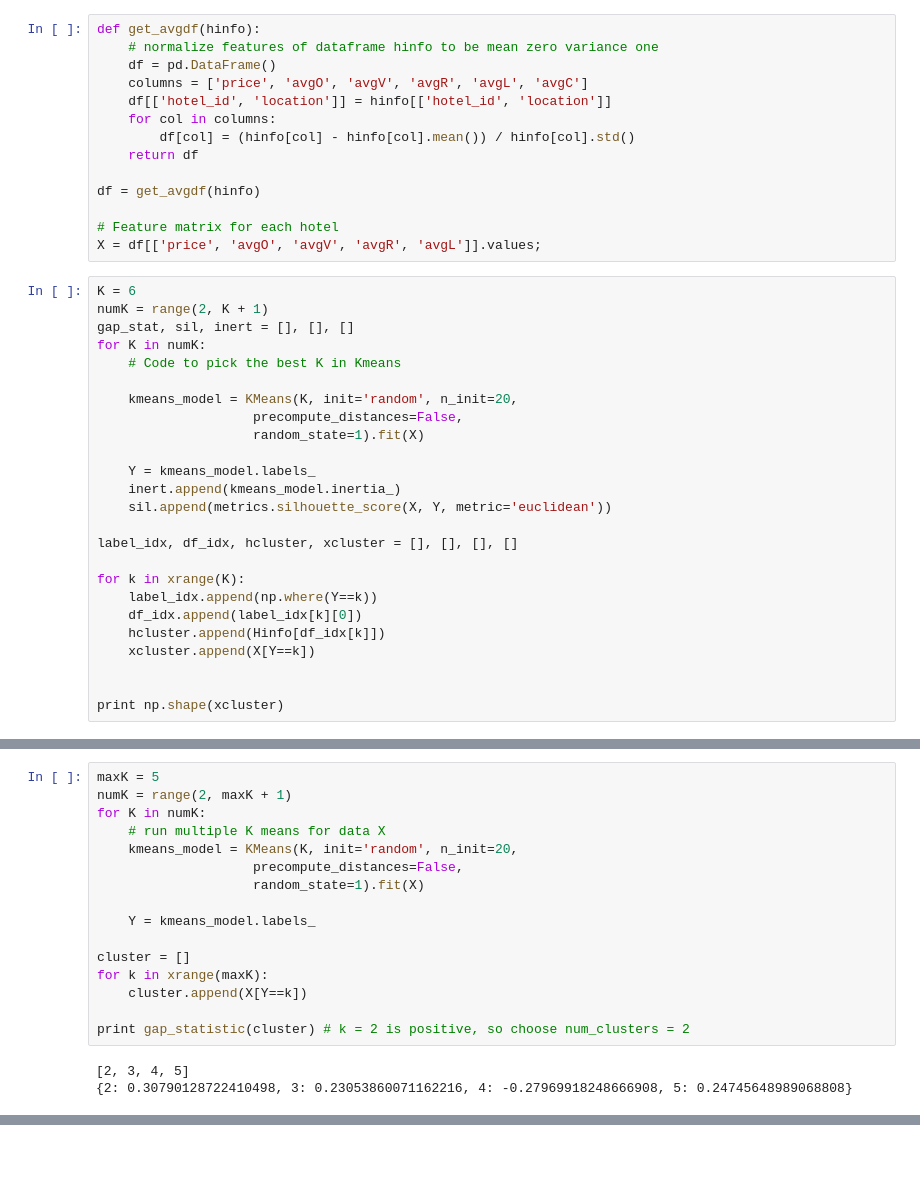
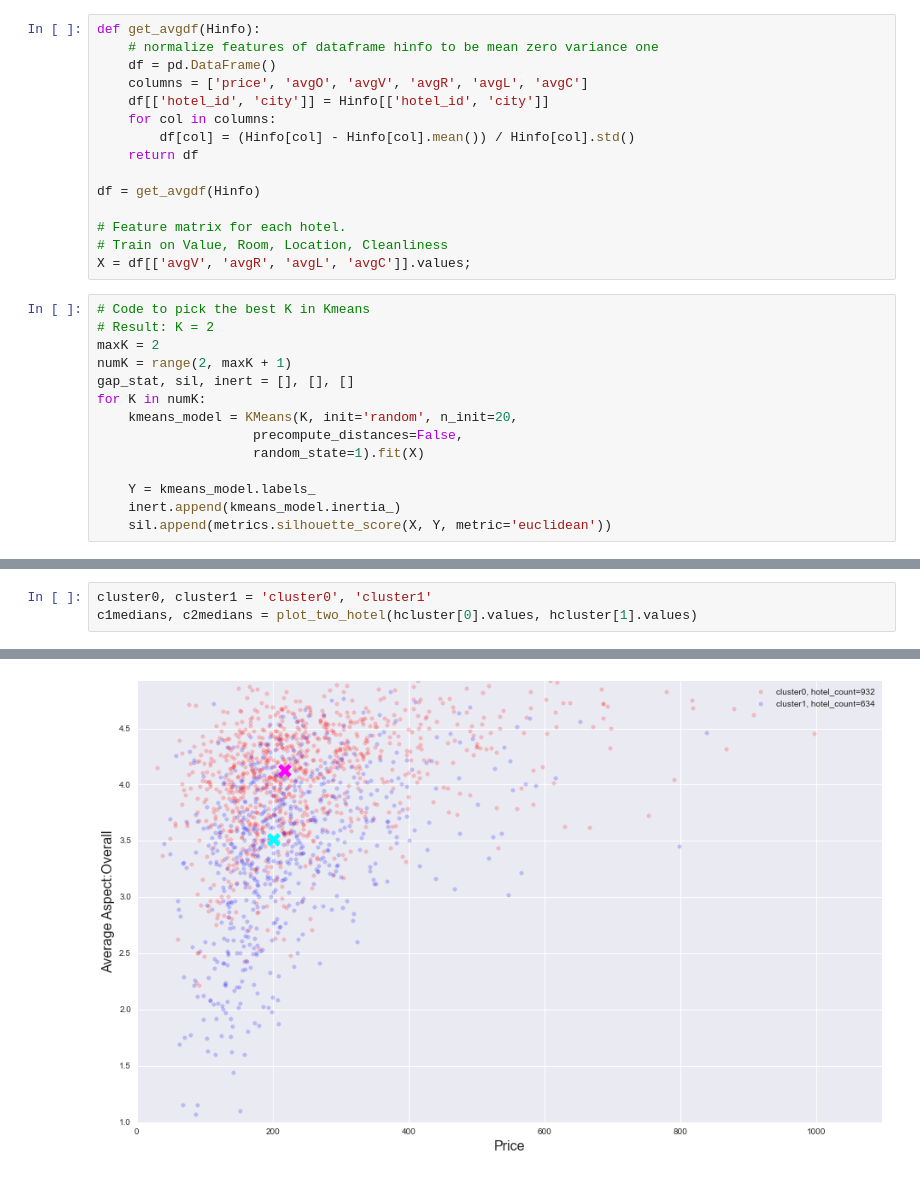
Before and after one commit to rkw0k/Hotel-Reviews, a Jupyter notebook: project.ipynb, the cells around one changed output, grey strips where cells are left out. Cells and saved outputs as stored; diff of their text form.

```diff
--- a/project.ipynb
+++ b/project.ipynb
@@ -140,26 +146,27 @@ def plot_two_hotel(Hinfo1, Hinfo2):
     print "Median cleanliness rating difference: %.4f" % ydiff[4]
     return [x1med,  O1med, V1med,  R1med, L1med,  C1med], [x2med, O2med,V2med,R2med, L2med,C2med]
 # %%
-def get_avgdf(hinfo):
+def get_avgdf(Hinfo):
     # normalize features of dataframe hinfo to be mean zero variance one
     df = pd.DataFrame()
     columns = ['price', 'avgO', 'avgV', 'avgR', 'avgL', 'avgC']
-    df[['hotel_id', 'location']] = hinfo[['hotel_id', 'location']]
+    df[['hotel_id', 'city']] = Hinfo[['hotel_id', 'city']]
     for col in columns:
-        df[col] = (hinfo[col] - hinfo[col].mean()) / hinfo[col].std()
+        df[col] = (Hinfo[col] - Hinfo[col].mean()) / Hinfo[col].std()
     return df
 
-df = get_avgdf(hinfo)
+df = get_avgdf(Hinfo)
 
-# Feature matrix for each hotel
-X = df[['price', 'avgO', 'avgV', 'avgR', 'avgL']].values;
+# Feature matrix for each hotel.
+# Train on Value, Room, Location, Cleanliness
+X = df[['avgV', 'avgR', 'avgL', 'avgC']].values;
 # %%
-K = 6
-numK = range(2, K + 1)
+# Code to pick the best K in Kmeans
+# Result: K = 2
+maxK = 2
+numK = range(2, maxK + 1)
 gap_stat, sil, inert = [], [], []
 for K in numK:
-    # Code to pick the best K in Kmeans
-
     kmeans_model = KMeans(K, init='random', n_init=20,
                     precompute_distances=False,
                     random_state=1).fit(X)
@@ -167,14 +174,3 @@ for K in numK:
     Y = kmeans_model.labels_
     inert.append(kmeans_model.inertia_)
     sil.append(metrics.silhouette_score(X, Y, metric='euclidean'))
-
-label_idx, df_idx, hcluster, xcluster = [], [], [], []
-
-for k in xrange(K):
-    label_idx.append(np.where(Y==k))
-    df_idx.append(label_idx[k][0])
-    hcluster.append(Hinfo[df_idx[k]])
-    xcluster.append(X[Y==k])
-
-
-print np.shape(xcluster)
@@ -248,22 +270,7 @@ def gap_statistic(cluster):
     for k, v in enumerate(find_positive):
         d[k + 2] = v
     return d
-# %%
-maxK = 5
-numK = range(2, maxK + 1)
-for K in numK:
-    # run multiple K means for data X
-    kmeans_model = KMeans(K, init='random', n_init=20,
-                    precompute_distances=False,
-                    random_state=1).fit(X)
-
-    Y = kmeans_model.labels_
-
-cluster = []
-for k in xrange(maxK):
-    cluster.append(X[Y==k])
-
-print gap_statistic(cluster) # k = 2 is positive, so choose num_clusters = 2
-# %% [output]
-[2, 3, 4, 5]
-{2: 0.30790128722410498, 3: 0.23053860071162216, 4: -0.27969918248666908, 5: 0.24745648989068808}
+# %%
+cluster0, cluster1 = 'cluster0', 'cluster1'
+c1medians, c2medians = plot_two_hotel(hcluster[0].values, hcluster[1].values)
+# %% [output]
@@ -269,0 +283 @@ print gap_statistic(cluster) # k = 2 is positive, so choose num_clusters = 2
+[figure, added]
```
Also changed, not shown: parts of 18 cells of this notebook, 4 other files.
